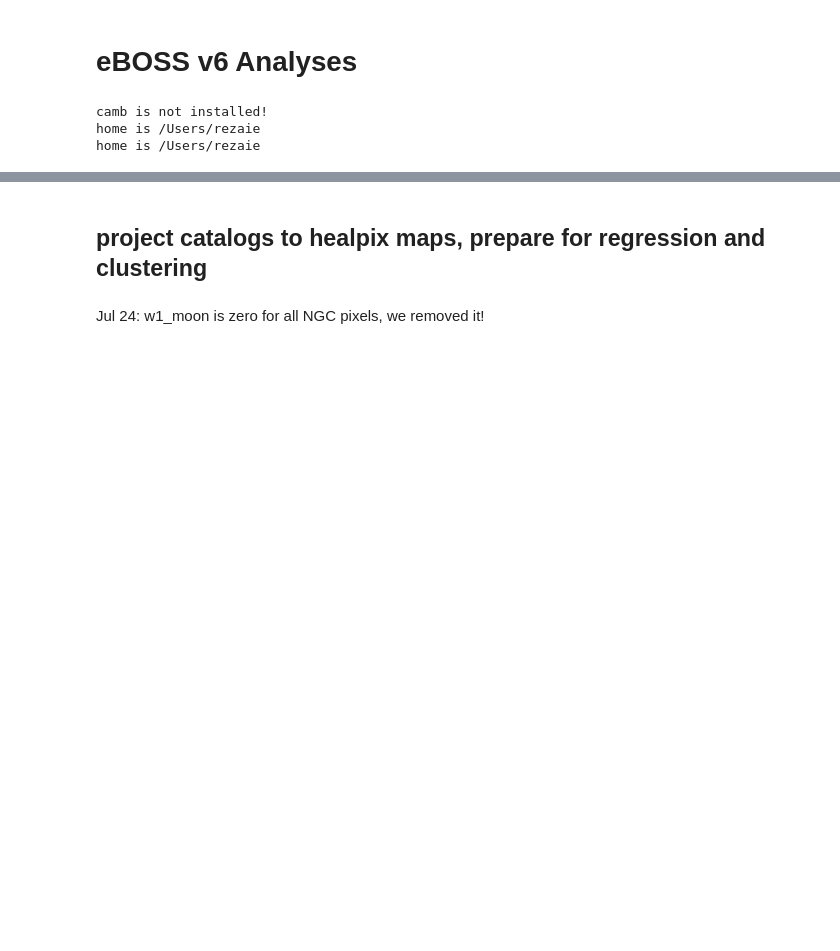
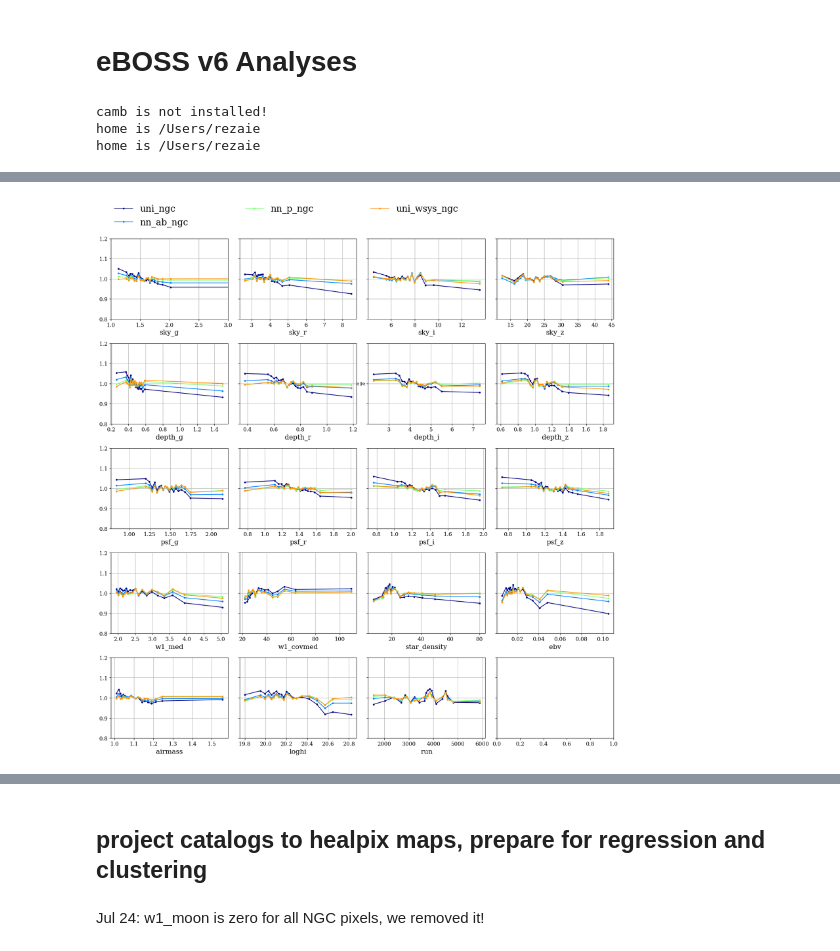
Before and after one commit to mehdirezaie/eboss, a Jupyter notebook: eBOSS_v6_2D.ipynb, the cells around one changed output, grey strips where cells are left out. Saved outputs shown, nothing was run; the diff lists cells and outputs as text; code cells hidden in the pictures; blank space fills up the shorter version.

```diff
--- a/eBOSS_v6_2D.ipynb
+++ b/eBOSS_v6_2D.ipynb
@@ -32,0 +130,47 @@ home is /Users/rezaie
+# %%
+mpl.rcParams.update(mpl.rcParamsDefault)
+params = {
+'axes.spines.right':True,
+'axes.spines.top':True,
+'axes.labelsize': 15,
+#'text.fontsize': 8,
+'legend.fontsize': 8,
+'xtick.labelsize': 12,
+'ytick.labelsize': 12,
+'text.usetex': False,
+'figure.figsize': [4, 3],
+'font.family':'serif',
+'font.size':12
+}
+plt.rcParams.update(params)
+
+fig, ax = plt.subplots(ncols=4, nrows=5, figsize=(20, 20), sharey=True)
+plt.subplots_adjust(hspace=0.3, wspace=0.1)
+ax = ax.flatten()
+
+#lt = ['lin', 'NN+Ablation', 'NN', 'quad', 'No Correction']
+#cl = ['r', 'b', 'k', 'g', 'purple']
+ls = ['--', ':', '-', '-.', '-']
+n  = len(nnbars)
+cl  = plt.cm.jet
+for j,nnbar_i in enumerate(nnbars):
+    nnbar = np.load(nnbar_i).item()
+    lt = '_'.join((nnbar_i.split('/')[-1].split('.')[0][6:], nnbar_i.split('/')[6].split('_')[-1]))
+    for i in range(len(nnbar['nnbar'])):
+        mynnb = nnbar['nnbar'][i]
+        x = 0.5*(mynnb['bin_edges'][1:]+mynnb['bin_edges'][:-1])
+        y = mynnb['nnbar']
+        ye = mynnb['nnbar_err']
+        ax[i].plot(x, y, marker='.', color=cl(j/n), label=lt)
+        if j ==n-1:
+            ax[0].legend(**dict(ncol=3,frameon=False,
+                 bbox_to_anchor=(0, 1.1, 3, 0.4), loc="lower left",
+                mode="expand", borderaxespad=0, fontsize=20))
+            ax[0].set_xlim(1, 3)
+            ax[i].set_ylim(0.8, 1.2)
+            ax[i].set_xlabel(nnbar['xlabels'][i])
+            ax[i].grid()
+            if i==6:ax[i].set_ylabel(r'$\frac{n}{\overline{n}}$')
+plt.show()
+# %% [output]
+[figure, added]
```
Also changed, not shown: parts of 39 cells of this notebook, 7 other files.
